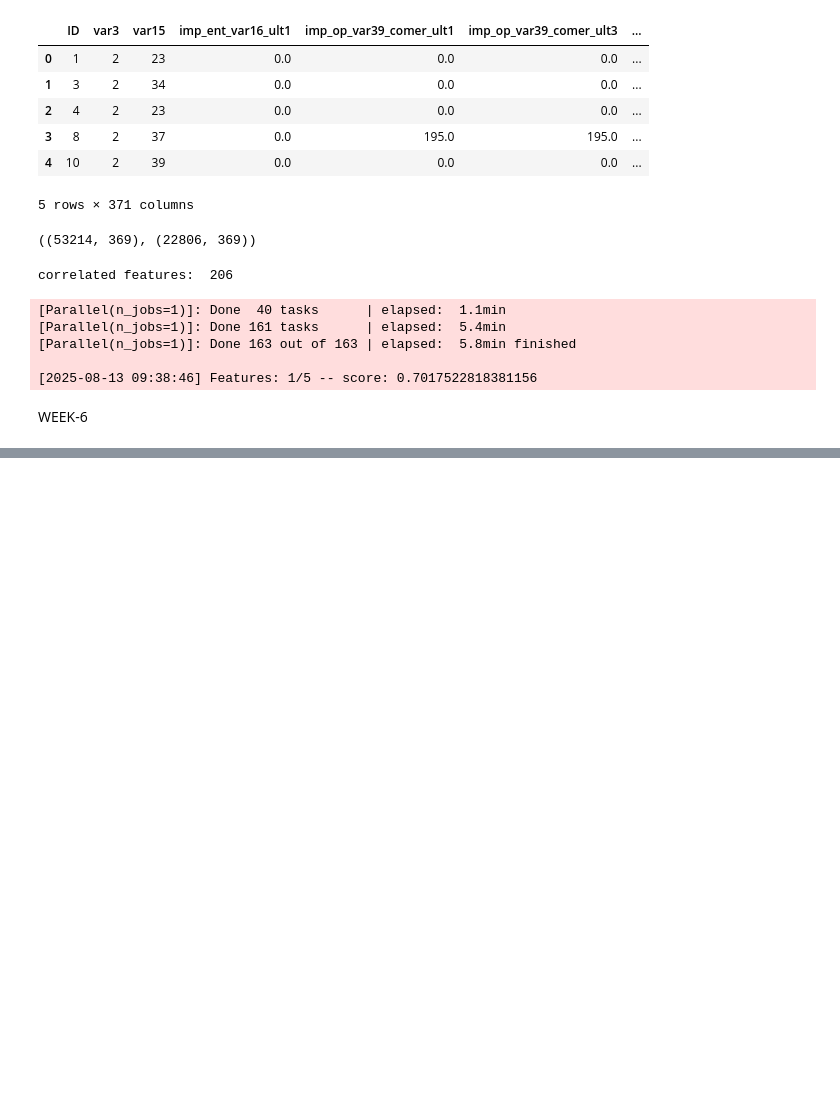
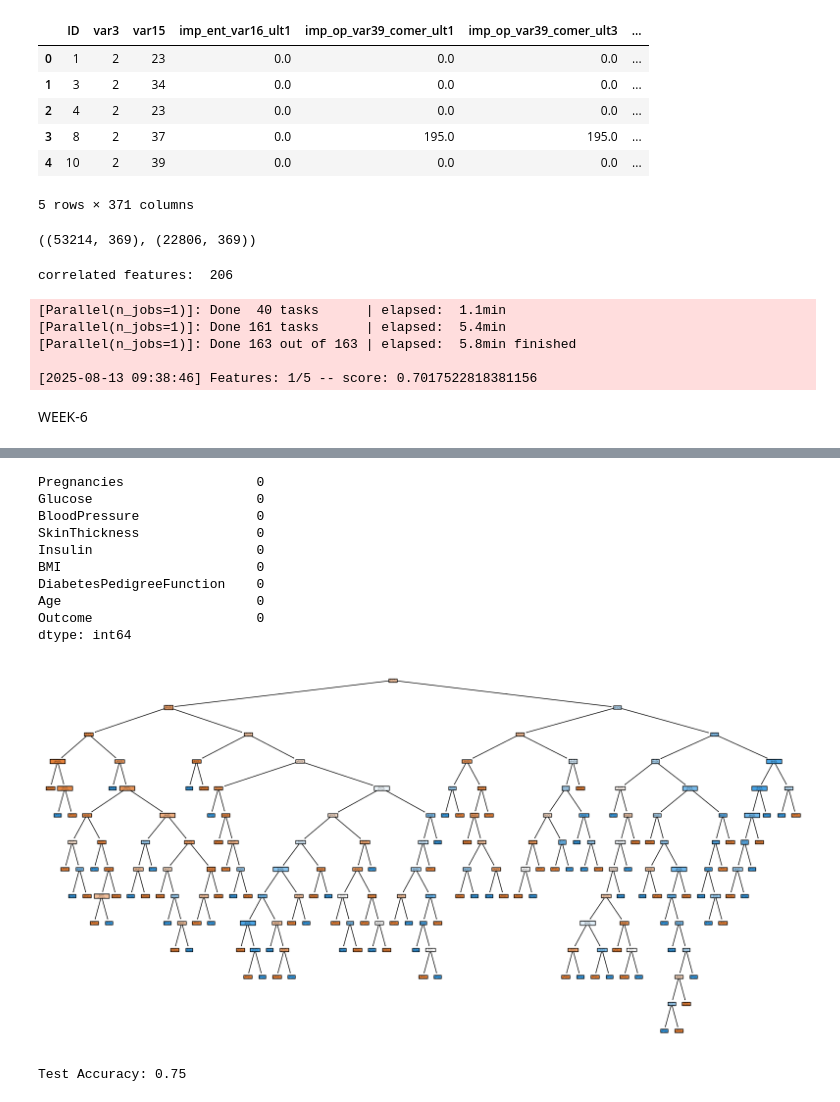
Before and after one commit to vedasri2511/ML_153, a Jupyter notebook: ML_LAB_153.ipynb, the cells around one changed output, grey strips where cells are left out. Drawn from its saved outputs; the diff is of its cells as text; code cells hidden in the pictures; blank space fills up the shorter version.

```diff
--- a/ML_LAB_153.ipynb
+++ b/ML_LAB_153.ipynb
@@ -921,3 +921,8 @@ WEEK-6
 # %%
 import pandas as pd
 import numpy as np
+# %%
+#load, divide, fit, accuracy
+import pandas as pd
+data=pd.read_csv('/content/sample_data/diabetes_DT.csv')
+data.head()
@@ -923,0 +936,36 @@ import numpy as np
+# %%
+import pandas as pd
+from sklearn.model_selection import train_test_split
+from sklearn.tree import DecisionTreeClassifier, plot_tree
+import matplotlib.pyplot as plt
+# Separate features and target
+X = data.drop('Outcome', axis=1)
+y = data['Outcome']
+
+# Check for missing values
+print(data.isnull().sum())
+# Split the data (80% train, 20% test)
+X_train, X_test, y_train, y_test = train_test_split(X, y, test_size=0.2, random_state=42)
+# Initialize and train the model
+dt_model = DecisionTreeClassifier(random_state=42)
+dt_model.fit(X_train, y_train)
+# Plot the decision tree
+plt.figure(figsize=(20,10))
+plot_tree(dt_model, feature_names=X.columns, class_names=['No Diabetes', 'Diabetes'], filled=True)
+plt.show()
+# Accuracy on test set
+accuracy = dt_model.score(X_test, y_test)
+print(f"Test Accuracy: {accuracy:.2f}")
+# %% [output]
+Pregnancies                 0
+Glucose                     0
+BloodPressure               0
+SkinThickness               0
+Insulin                     0
+BMI                         0
+DiabetesPedigreeFunction    0
+Age                         0
+Outcome                     0
+dtype: int64
+[figure, added]
+Test Accuracy: 0.75
```
Also changed, not shown: parts of 3 cells of this notebook.
